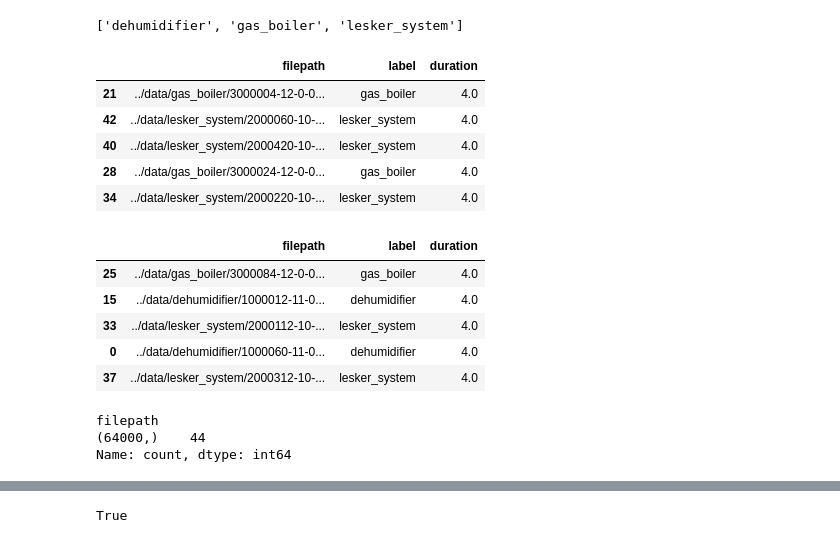
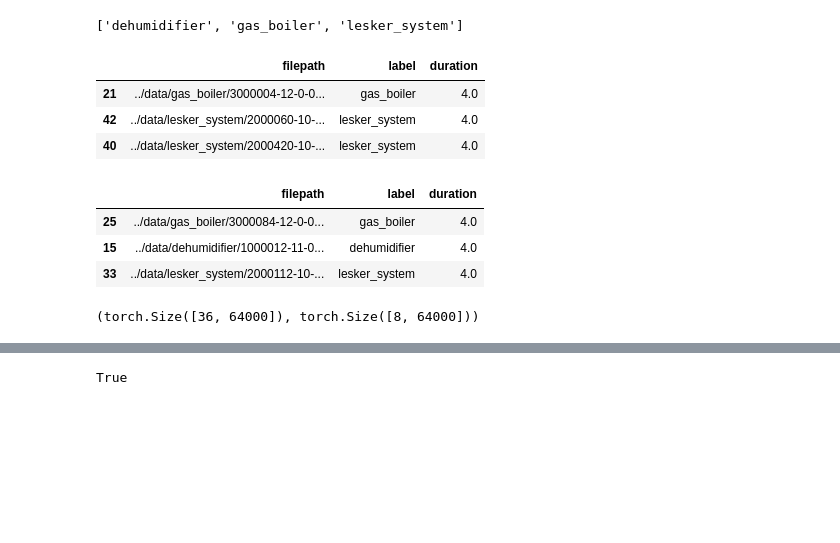
Before and after one commit to farthornas/labear, a Jupyter notebook: notebooks/finetune.ipynb, the cells around one changed output, grey strips where cells are left out. Cells and saved outputs as stored; diff of their text form; code cells hidden in the pictures; blank space fills up the shorter version.

```diff
--- a/notebooks/finetune.ipynb
+++ b/notebooks/finetune.ipynb
@@ -269,23 +269,19 @@ cats
 # %% [output]
 ['dehumidifier', 'gas_boiler', 'lesker_system']
 # %%
-train.head()
+train.head(3)
 # %% [output]
 |  | filepath | label | duration |
 | 21 | ../data/gas_boiler/3000004-12-0-0... | gas_boiler | 4.0 |
 | 42 | ../data/lesker_system/2000060-10-... | lesker_system | 4.0 |
 | 40 | ../data/lesker_system/2000420-10-... | lesker_system | 4.0 |
-| 28 | ../data/gas_boiler/3000024-12-0-0... | gas_boiler | 4.0 |
-| 34 | ../data/lesker_system/2000220-10-... | lesker_system | 4.0 |
 # %%
-val.head()
+val.head(3)
 # %% [output]
 |  | filepath | label | duration |
 | 25 | ../data/gas_boiler/3000084-12-0-0... | gas_boiler | 4.0 |
 | 15 | ../data/dehumidifier/1000012-11-0... | dehumidifier | 4.0 |
 | 33 | ../data/lesker_system/2000112-10-... | lesker_system | 4.0 |
-| 0 | ../data/dehumidifier/1000060-11-0... | dehumidifier | 4.0 |
-| 37 | ../data/lesker_system/2000312-10-... | lesker_system | 4.0 |
 # %%
 from functools import cache
 
@@ -305,2 +299,8 @@ class ApplianceDS(Dataset):
 # %%
-tensors = [classifier.load_audio(fp) for fp in df.filepath]
+Xtrain = torch.stack([classifier.load_audio(fp) for fp in train.filepath])
+Xval = torch.stack([classifier.load_audio(fp) for fp in val.filepath])
+ytrain = list(train.label)
+yval = list(val.label)
+Xtrain.shape, Xval.shape
+# %% [output]
+(torch.Size([36, 64000]), torch.Size([8, 64000]))
@@ -309,7 +307 @@ shapes = df.filepath.apply(lambda x: classifier.load_audio(x).shape)
-# %%
-shapes.value_counts()
-# %% [output]
-filepath
-(64000,)    44
-Name: count, dtype: int64
 # %%
```
Also changed, not shown: parts of 66 cells of this notebook.
